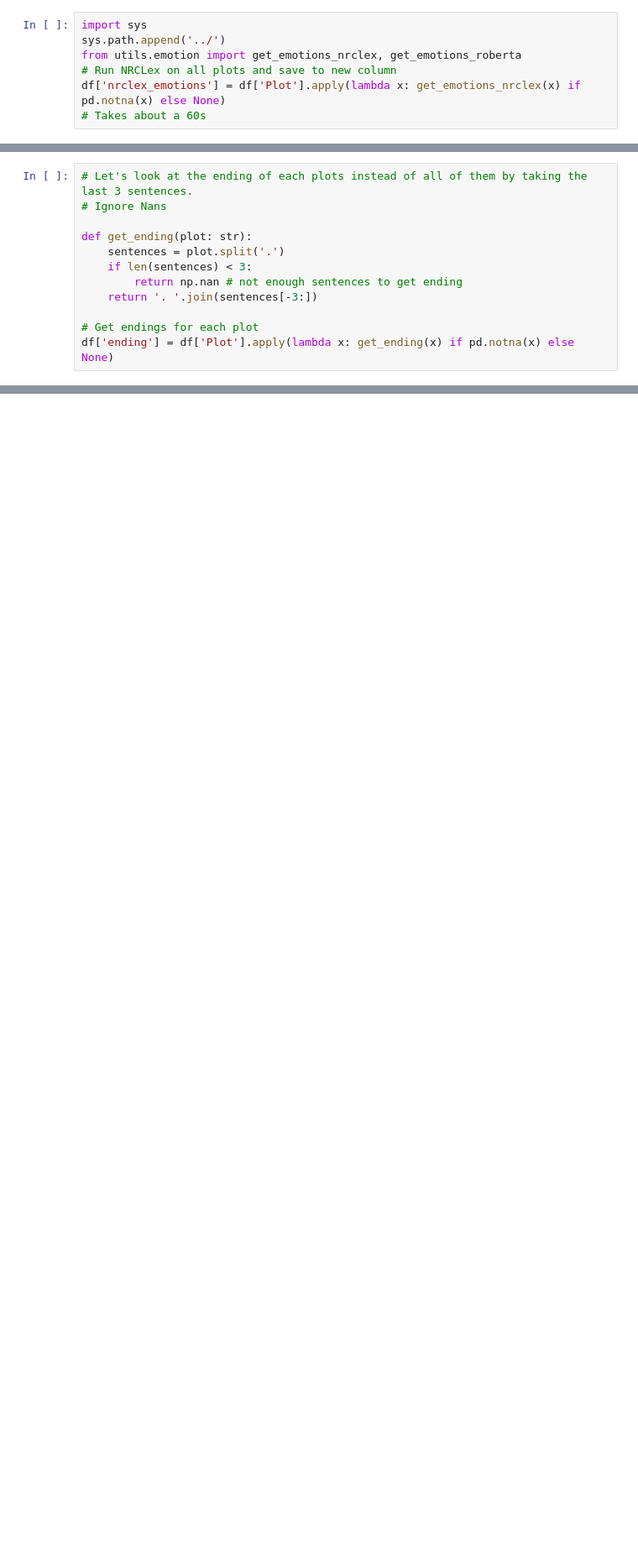
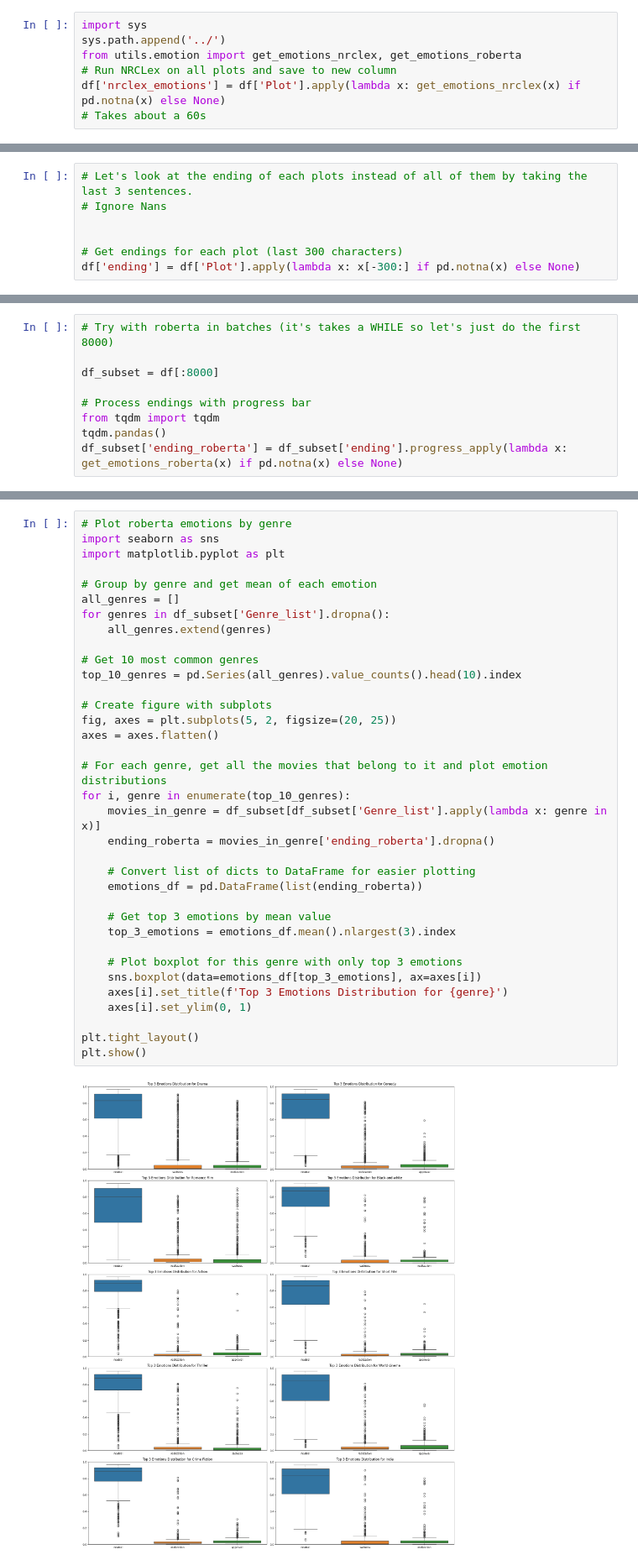
Before and after one commit to epfl-ada/ada-2024-project-phpjj1, a Jupyter notebook: src/scripts/check_emotions.ipynb, the cells around one changed output, grey strips where cells are left out. Shown at 84% size. Saved outputs shown, nothing was run; the diff lists cells and outputs as text; blank space fills up the shorter version.

Commit message:
plot emotion data

```diff
--- a/src/scripts/check_emotions.ipynb
+++ b/src/scripts/check_emotions.ipynb
@@ -120,14 +120,9 @@ plot_top_genres('nrclex_emotions')
 # Let's look at the ending of each plots instead of all of them by taking the last 3 sentences.
 # Ignore Nans
 
-def get_ending(plot: str):
-    sentences = plot.split('.')
-    if len(sentences) < 3:
-        return np.nan # not enough sentences to get ending
-    return '. '.join(sentences[-3:])
 
-# Get endings for each plot
-df['ending'] = df['Plot'].apply(lambda x: get_ending(x) if pd.notna(x) else None)
+# Get endings for each plot (last 300 characters)
+df['ending'] = df['Plot'].apply(lambda x: x[-300:] if pd.notna(x) else None)
 # %%
 # Let's look at endings
 df['ending_nrclex'] = df['ending'].apply(lambda x: get_emotions_nrclex(x) if pd.notna(x) else None)
@@ -226,0 +144,9 @@ final[:-200]
+# %%
+# Try with roberta in batches (it's takes a WHILE so let's just do the first 8000)
+
+df_subset = df[:8000]
+
+# Process endings with progress bar
+from tqdm import tqdm
+tqdm.pandas()
+df_subset['ending_roberta'] = df_subset['ending'].progress_apply(lambda x: get_emotions_roberta(x) if pd.notna(x) else None)
@@ -226,0 +162,37 @@ final[:-200]
+# %%
+# Plot roberta emotions by genre
+import seaborn as sns
+import matplotlib.pyplot as plt
+
+# Group by genre and get mean of each emotion
+all_genres = []
+for genres in df_subset['Genre_list'].dropna():
+    all_genres.extend(genres)
+
+# Get 10 most common genres
+top_10_genres = pd.Series(all_genres).value_counts().head(10).index
+
+# Create figure with subplots
+fig, axes = plt.subplots(5, 2, figsize=(20, 25))
+axes = axes.flatten()
+
+# For each genre, get all the movies that belong to it and plot emotion distributions
+for i, genre in enumerate(top_10_genres):
+    movies_in_genre = df_subset[df_subset['Genre_list'].apply(lambda x: genre in x)]
+    ending_roberta = movies_in_genre['ending_roberta'].dropna()
+
+    # Convert list of dicts to DataFrame for easier plotting
+    emotions_df = pd.DataFrame(list(ending_roberta))
+
+    # Get top 3 emotions by mean value
+    top_3_emotions = emotions_df.mean().nlargest(3).index
+
+    # Plot boxplot for this genre with only top 3 emotions
+    sns.boxplot(data=emotions_df[top_3_emotions], ax=axes[i])
+    axes[i].set_title(f'Top 3 Emotions Distribution for {genre}')
+    axes[i].set_ylim(0, 1)
+
+plt.tight_layout()
+plt.show()
+# %% [output]
+[figure, added]
```
Also changed, not shown: parts of 6 cells of this notebook.
